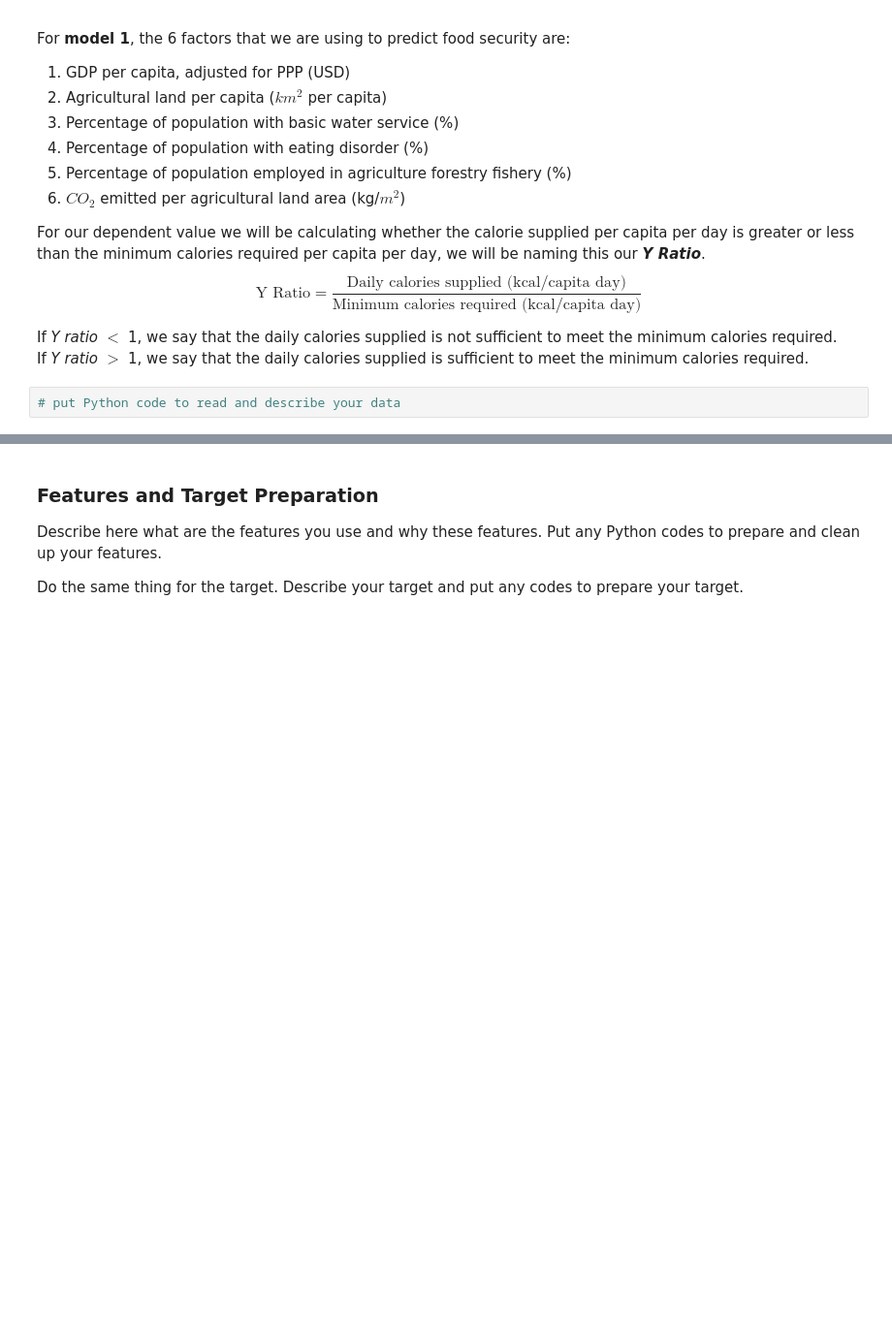
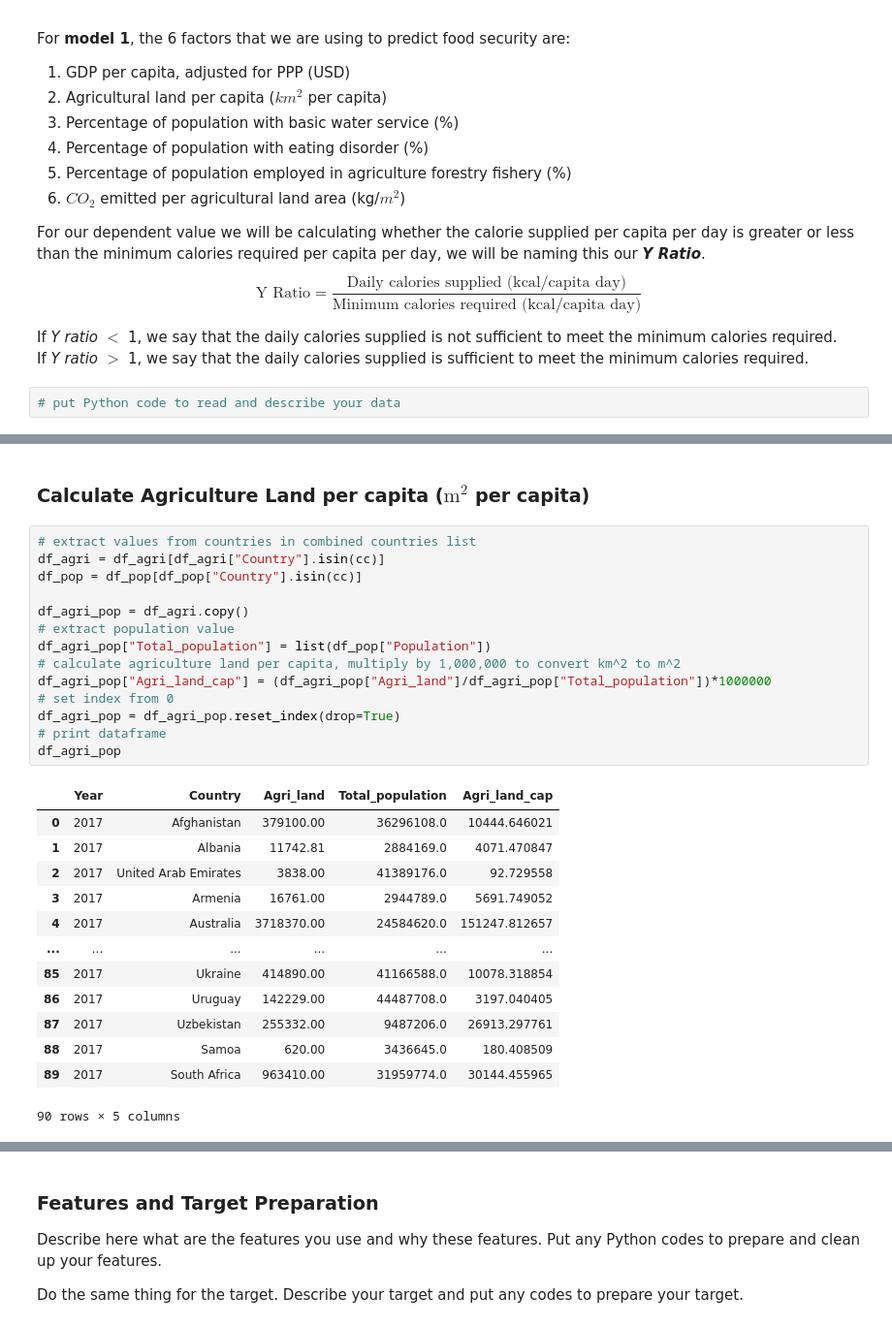
Before and after one commit to tanjoash/2D_data_driven_world, a Jupyter notebook: 2dwork/Project_Brief_Template.ipynb, the cells around one changed output, grey strips where cells are left out. Shown at 97% size. Cells and saved outputs as stored; diff of their text form; blank space fills up the shorter version.

```diff
--- a/2dwork/Project_Brief_Template.ipynb
+++ b/2dwork/Project_Brief_Template.ipynb
@@ -101,0 +475,30 @@ If _Y ratio_ ${>}$ 1, we say that the daily calories supplied is sufficient to m
+# %% [markdown]
+### Calculate Agriculture Land per capita ($\textrm{m}^2$ per capita)
+# %%
+# extract values from countries in combined countries list
+df_agri = df_agri[df_agri["Country"].isin(cc)]
+df_pop = df_pop[df_pop["Country"].isin(cc)]
+
+df_agri_pop = df_agri.copy()
+# extract population value
+df_agri_pop["Total_population"] = list(df_pop["Population"])
+# calculate agriculture land per capita, multiply by 1,000,000 to convert km^2 to m^2
+df_agri_pop["Agri_land_cap"] = (df_agri_pop["Agri_land"]/df_agri_pop["Total_population"])*1000000
+# set index from 0
+df_agri_pop = df_agri_pop.reset_index(drop=True)
+# print dataframe
+df_agri_pop
+# %% [output]
+|  | Year | Country | Agri_land | Total_population | Agri_land_cap |
+| 0 | 2017 | Afghanistan | 379100.00 | 36296108.0 | 10444.646021 |
+| 1 | 2017 | Albania | 11742.81 | 2884169.0 | 4071.470847 |
+| 2 | 2017 | United Arab Emirates | 3838.00 | 41389176.0 | 92.729558 |
+| 3 | 2017 | Armenia | 16761.00 | 2944789.0 | 5691.749052 |
+| 4 | 2017 | Australia | 3718370.00 | 24584620.0 | 151247.812657 |
+| ... | ... | ... | ... | ... | ... |
+| 85 | 2017 | Ukraine | 414890.00 | 41166588.0 | 10078.318854 |
+| 86 | 2017 | Uruguay | 142229.00 | 44487708.0 | 3197.040405 |
+| 87 | 2017 | Uzbekistan | 255332.00 | 9487206.0 | 26913.297761 |
+| 88 | 2017 | Samoa | 620.00 | 3436645.0 | 180.408509 |
+| 89 | 2017 | South Africa | 963410.00 | 31959774.0 | 30144.455965 |
+90 rows × 5 columns
```
Also changed, not shown: parts of 39 cells of this notebook.
